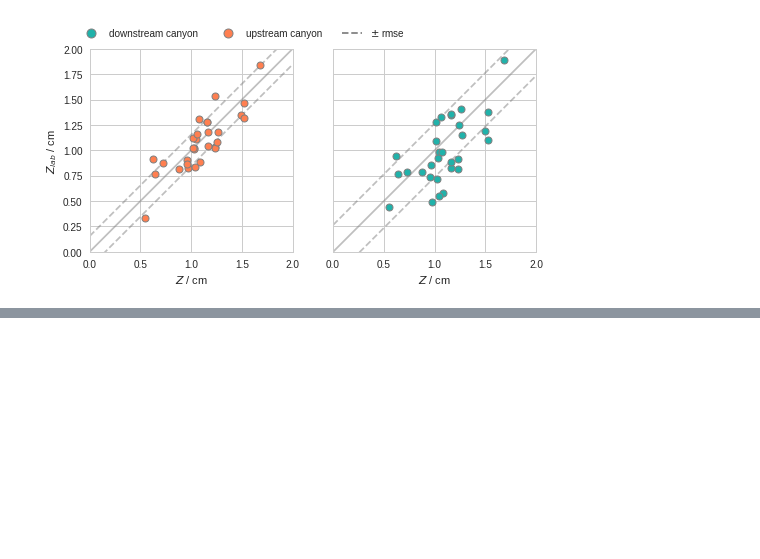
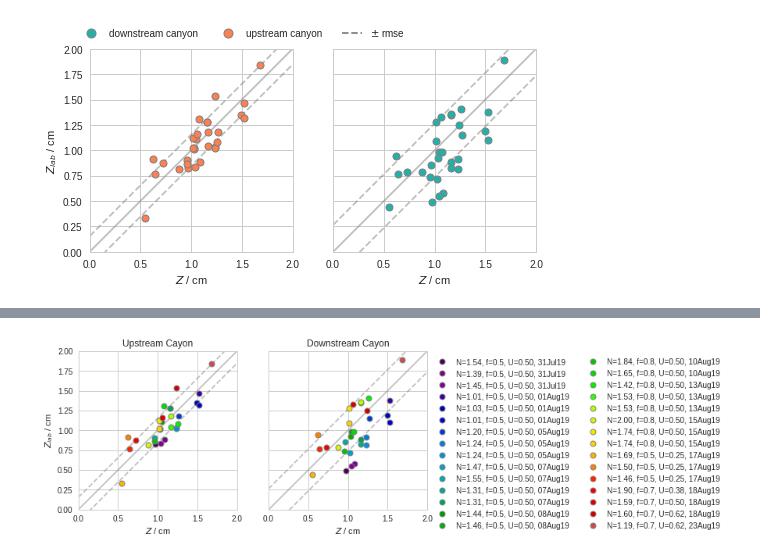
Before and after one commit to UBC-MOAD/MultipleCanyons, a Jupyter notebook: lab/Conduino/notebooks/two_canyons-Z.ipynb, the cells around one changed output, grey strips where cells are left out. Cells and saved outputs as stored; diff of their text form; code cells hidden in the pictures; blank space fills up the shorter version.

```diff
--- a/lab/Conduino/notebooks/two_canyons-Z.ipynb
+++ b/lab/Conduino/notebooks/two_canyons-Z.ipynb
@@ -378,3 +470,95 @@ plt.savefig('figures/Zlab_vs_Z_HA2013_twocan.eps', format='eps', transparent=Fal
 the rmse1 is 0.154193
 the rmse2 is 0.264457
 [figure]
+# %%
+## RUN CELL TWICE
+fig, (ax1,ax2) = plt.subplots(1, 2, figsize=(8,4), sharey=True)
+
+rho0 = 998.5
+g = 9.81
+W = 0.05 # m
+L = 0.12 # m
+
+Z_list1 = []
+Z_list2 = []
+Z_HA2013_list = []
+
+#sns.set_palette(sns.cubehelix_palette(12, start=.5, rot=-.95))
+sns.set_palette('nipy_spectral',30)
+
+for exp, kk in zip(exp_dicts, range(exp_num)):
+    for ii,col in zip(range(len(exp['run_files'])),colors):
+        filepath = exp['dir']+exp['run_files'][ii]
+        mat = sio.loadmat(filepath, squeeze_me=True)
+        P1 = mat['ch1']
+        P2 = mat['ch2']
+        dt = mat['dt']
+        time = mat['time']
+        if exp['calibration']=='09Aug19':
+            dens1 = ctools.densANK1_09Aug19(P1)
+            dens2 = ctools.densANK2_09Aug19(P2)
+        else:
+            dens1 = ctools.densANK1_17Aug19(P1)
+            dens2 = ctools.densANK2_17Aug19(P2)
+
+
+        if np.isnan(exp["rho_sb"][ii])==True:
+            N =((g/rho0)*((1000*exp["rho_sb"][ii-1]-1000*exp["rho_top"][ii-1])/(exp["hsb"]*0.01)))**0.5
+        else:
+            N =((g/rho0)*((1000*exp["rho_sb"][ii]-1000*exp["rho_top"][ii])/(exp["hsb"]*0.01)))**0.5
+
+        f = exp["fo"] # rad/s
+        U = exp["U"]/100 # m/s
+        Hs = exp["hsb"]/100 # m
+        s = (0.029-0.005)/(0.215) # (Hsb-Hcoast)/(dist coast to sb) = 0.112
+        Dh = (f*L)/N
+        Rw = U/(f*W)
+        Rl = U/(f*L)
+        Fw = Rw/(0.9+Rw)
+        Se = (s*N)/(f*((Fw/Rl)**0.5))
+        Z_HA2013 = Dh*((1.8*((Fw*Rl)**0.5)*(1-0.42*Se))+0.05)
+
+        inertial_period = 1/((exp["fo"])/(2*np.pi))
+        win = int(inertial_period/dt)
+        delta_rho2 = 1000*(np.max(ctools.filter_timeseries(dens2[0:2400]-dens2[0],winlen=win))) # kg/m^3
+        delta_rho1 = 1000*(np.max(ctools.filter_timeseries(dens1[0:2400]-dens1[0],winlen=win))) # kg/m^3
+
+        Z1 = (g/rho0)*(delta_rho1/N**2) #cm
+        Z2 = (g/rho0)*(delta_rho2/N**2) #cm
+
+        Z_list1.append(Z1*100)
+        Z_list2.append(Z2*100)
+        Z_HA2013_list.append(Z_HA2013*100)
+
+        sca = ax1.plot(Z_HA2013*100,Z1*100,
+                       'o', markeredgecolor='0.5', markeredgewidth=1,
+                       )
+
+        sca = ax2.plot(Z_HA2013*100,Z2*100,
+                       'o', markeredgecolor='0.5', markeredgewidth=1,
+                      label='N=%1.2f, f=%1.1f, U=%1.2f, %s' %(N,exp["fo"],exp["U"], exp["date"]))
+
+rmse1 = (mean_squared_error(Z_HA2013_list, Z_list1))**0.5
+rmse2 = (mean_squared_error(Z_HA2013_list, Z_list2))**0.5
+print('the rmse1 is %f' %rmse1)
+print('the rmse2 is %f' %rmse2)
+
+ax1.set_xlabel('$Z$ / cm')
+ax2.set_xlabel('$Z$ / cm')
+ax1.set_ylabel(r'$Z_{lab}$ / cm')
+ax1.set_xlim(0,2)
+ax1.set_ylim(0,2)
+ax1.set_aspect(1)
+ax2.set_xlim(0,2)
+ax2.set_ylim(0,2)
+ax2.set_aspect(1)
+ax1.plot(np.linspace(0,2,20),np.linspace(0,2,20), '-', color='0.5', alpha = 0.5,zorder=1)
+ax1.plot(np.linspace(0,2,20),np.linspace(0,2,20)+rmse1, '--', color='0.5', alpha = 0.5,zorder=1)
+ax1.plot(np.linspace(0,2,20),np.linspace(0,2,20)-rmse1, '--', color='0.5', alpha = 0.5,zorder=1)
+ax2.plot(np.linspace(0,2,20),np.linspace(0,2,20), '-', color='0.5', alpha = 0.5,zorder=1)
+ax2.plot(np.linspace(0,2,20),np.linspace(0,2,20)+rmse2, '--', color='0.5', alpha = 0.5,zorder=1)
+ax2.plot(np.linspace(0,2,20),np.linspace(0,2,20)-rmse2, '--', color='0.5', alpha = 0.5,zorder=1)
+ax1.set_title('Upstream Cayon')
+ax2.set_title('Downstream Cayon')
+ax2.legend(ncol=2,bbox_to_anchor=(1,1))
+# %% [output]
@@ -380,0 +568 @@ the rmse2 is 0.264457
+[figure, added]
```
Also changed, not shown: parts of 7 cells of this notebook, 3 other files.
